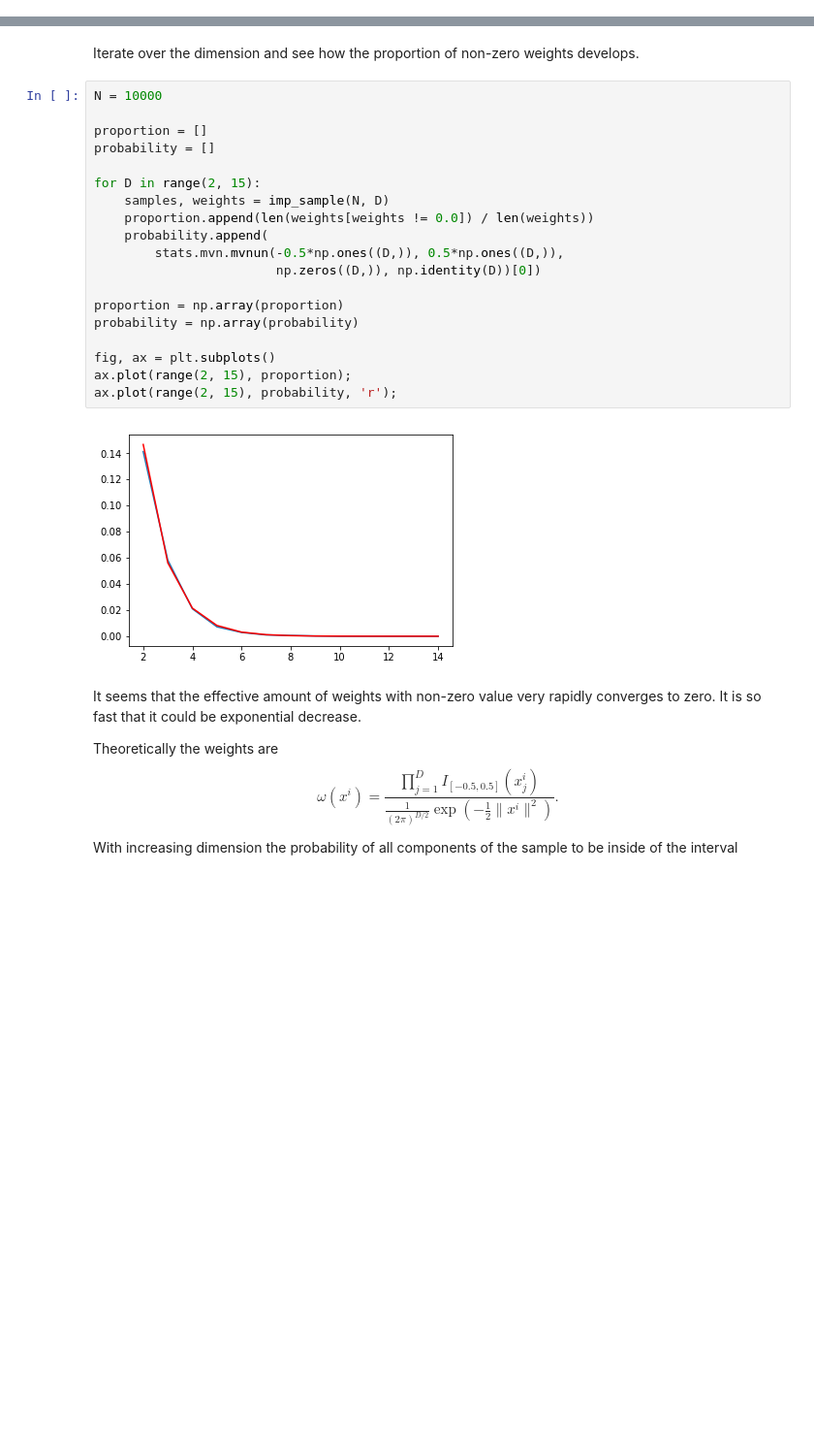
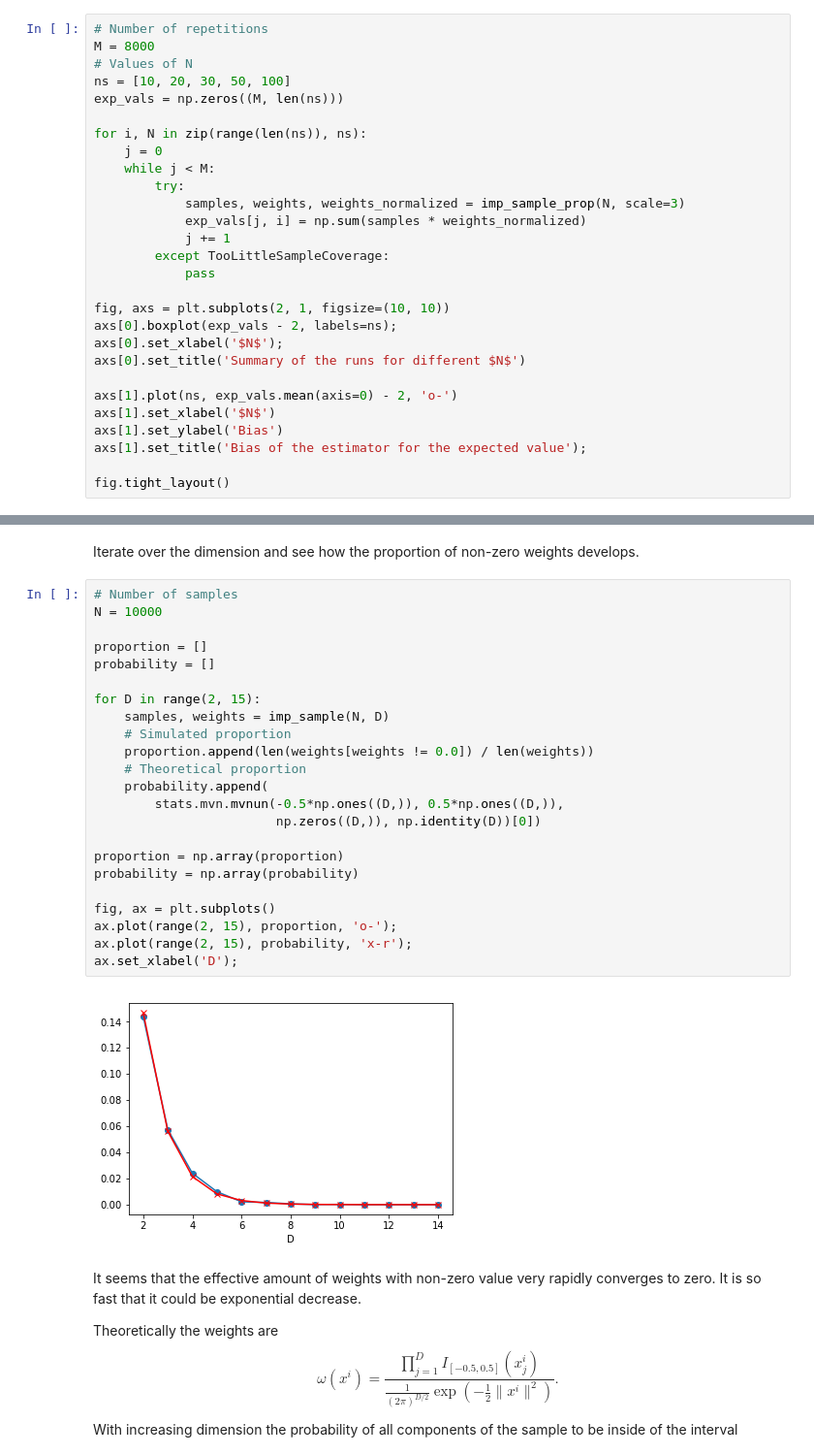
Before and after one commit to cyianor/smc2017, a Jupyter notebook: notebooks/ex1.ipynb, the cells around one changed output, grey strips where cells are left out. Shown at 97% size. Drawn from its saved outputs; the diff is of its cells as text; blank space fills up the shorter version.

```diff
--- a/notebooks/ex1.ipynb
+++ b/notebooks/ex1.ipynb
@@ -162,0 +208,28 @@ g) Solution to what? The bias correction? Isn't that done anyway? The normalized
+# %%
+# Number of repetitions
+M = 8000
+# Values of N
+ns = [10, 20, 30, 50, 100]
+exp_vals = np.zeros((M, len(ns)))
+
+for i, N in zip(range(len(ns)), ns):
+    j = 0
+    while j < M:
+        try:
+            samples, weights, weights_normalized = imp_sample_prop(N, scale=3)
+            exp_vals[j, i] = np.sum(samples * weights_normalized)
+            j += 1
+        except TooLittleSampleCoverage:
+            pass
+
+fig, axs = plt.subplots(2, 1, figsize=(10, 10))
+axs[0].boxplot(exp_vals - 2, labels=ns);
+axs[0].set_xlabel('$N$');
+axs[0].set_title('Summary of the runs for different $N$')
+
+axs[1].plot(ns, exp_vals.mean(axis=0) - 2, 'o-')
+axs[1].set_xlabel('$N$')
+axs[1].set_ylabel('Bias')
+axs[1].set_title('Bias of the estimator for the expected value');
+
+fig.tight_layout()
@@ -198,26 +291,30 @@ ax.hist2d(samples[:, 0], samples[:, 1], bins=50, weights=weights);
 # %% [markdown]
 Iterate over the dimension and see how the proportion of non-zero weights develops.
 # %%
+# Number of samples
 N = 10000
 
 proportion = []
 probability = []
 
 for D in range(2, 15):
     samples, weights = imp_sample(N, D)
+    # Simulated proportion
     proportion.append(len(weights[weights != 0.0]) / len(weights))
+    # Theoretical proportion
     probability.append(
         stats.mvn.mvnun(-0.5*np.ones((D,)), 0.5*np.ones((D,)),
                         np.zeros((D,)), np.identity(D))[0])
 
 proportion = np.array(proportion)
 probability = np.array(probability)
 
 fig, ax = plt.subplots()
-ax.plot(range(2, 15), proportion);
-ax.plot(range(2, 15), probability, 'r');
+ax.plot(range(2, 15), proportion, 'o-');
+ax.plot(range(2, 15), probability, 'x-r');
+ax.set_xlabel('D');
 # %% [output]
-[figure, old version]
+[figure, new version]
 # %% [markdown]
 It seems that the effective amount of weights with non-zero value very rapidly converges to zero. It is so fast that it could be exponential decrease.
 
```
Also changed, not shown: parts of 35 cells of this notebook, 2 other files.
